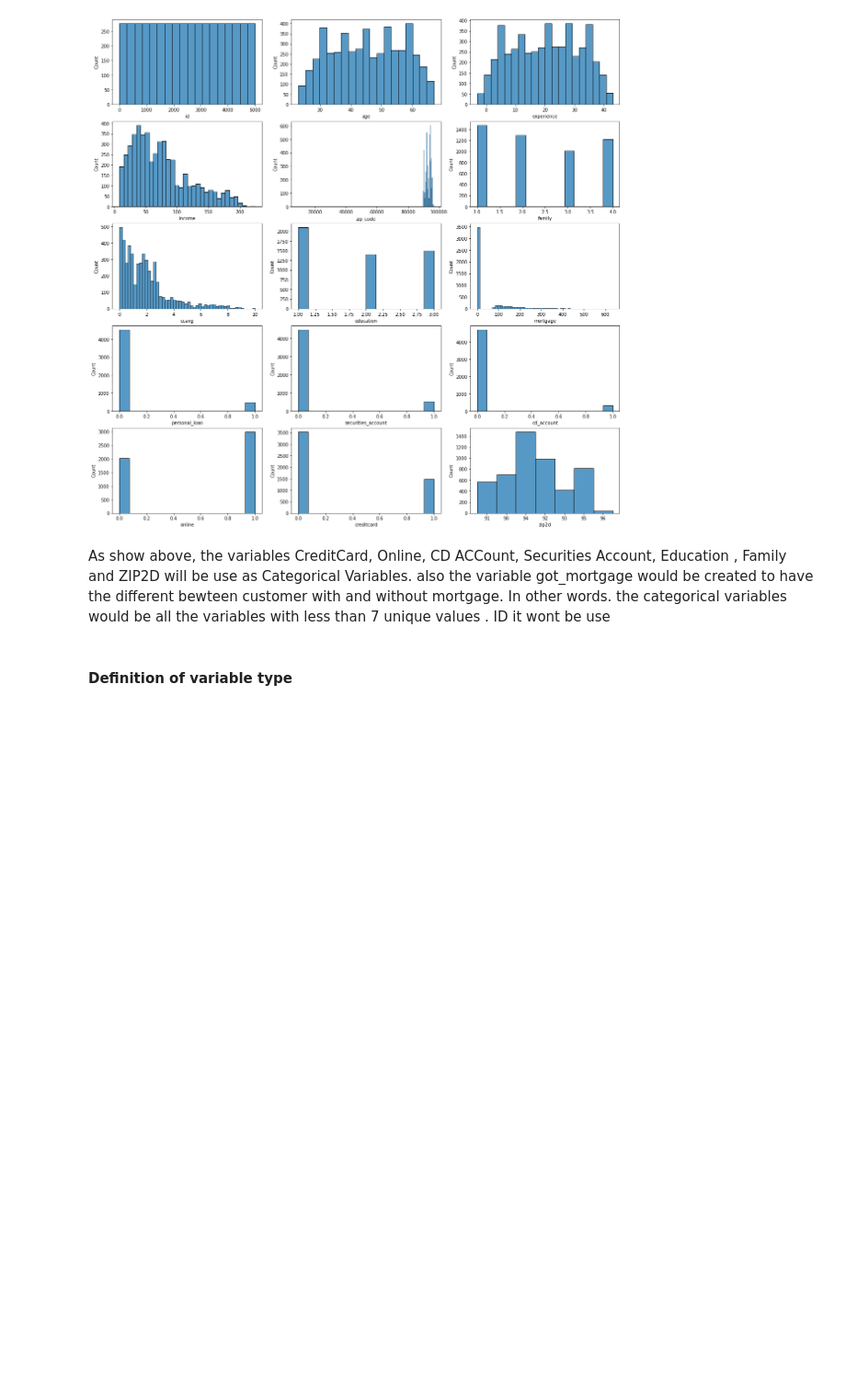
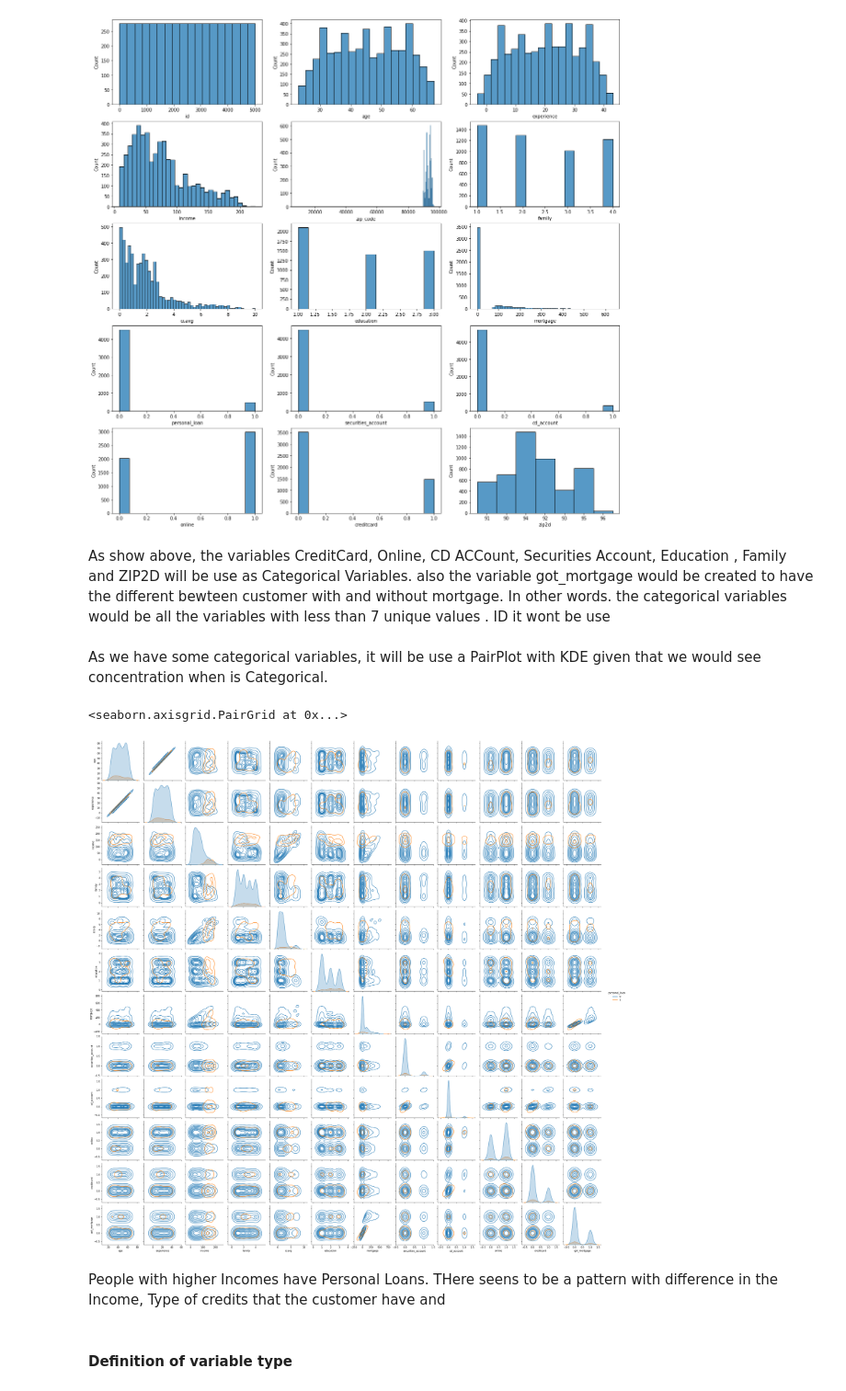
Before and after one commit to rafael-ariascalles/MachineLearningExamples, a Jupyter notebook: Liability_Customer_Buying_Loans.ipynb, the cells around one changed output. Shown at 92% size. Drawn from its saved outputs; the diff is of its cells as text; code cells hidden in the pictures; blank space fills up the shorter version.

```diff
--- a/Liability_Customer_Buying_Loans.ipynb
+++ b/Liability_Customer_Buying_Loans.ipynb
@@ -179,6 +177,15 @@ plt.show()
 As show above, the variables CreditCard, Online, CD ACCount, Securities Account, Education , Family and ZIP2D will be use as Categorical Variables. also the variable got_mortgage would be created to have the different bewteen customer with and without mortgage. In other words. the categorical variables would be all the variables with less than 7 unique values . ID it wont be use
 # %%
 data.drop(["id","zip_code"],axis=1,inplace=True)
+# %% [markdown]
+As we have some categorical variables, it will be use a PairPlot with KDE given that we would see concentration when is Categorical.
+# %%
+sns.pairplot(data.sample(500),kind="kde",hue="personal_loan")
+# %% [output]
+<seaborn.axisgrid.PairGrid at 0x...>
+[figure, added]
+# %% [markdown]
+People with higher Incomes have Personal Loans. THere seens to be a pattern with difference in the Income, Type of credits that the customer have and
 # %% [markdown]
 #### Definition of variable type
 # %%
```
Also changed, not shown: parts of 33 cells of this notebook.
